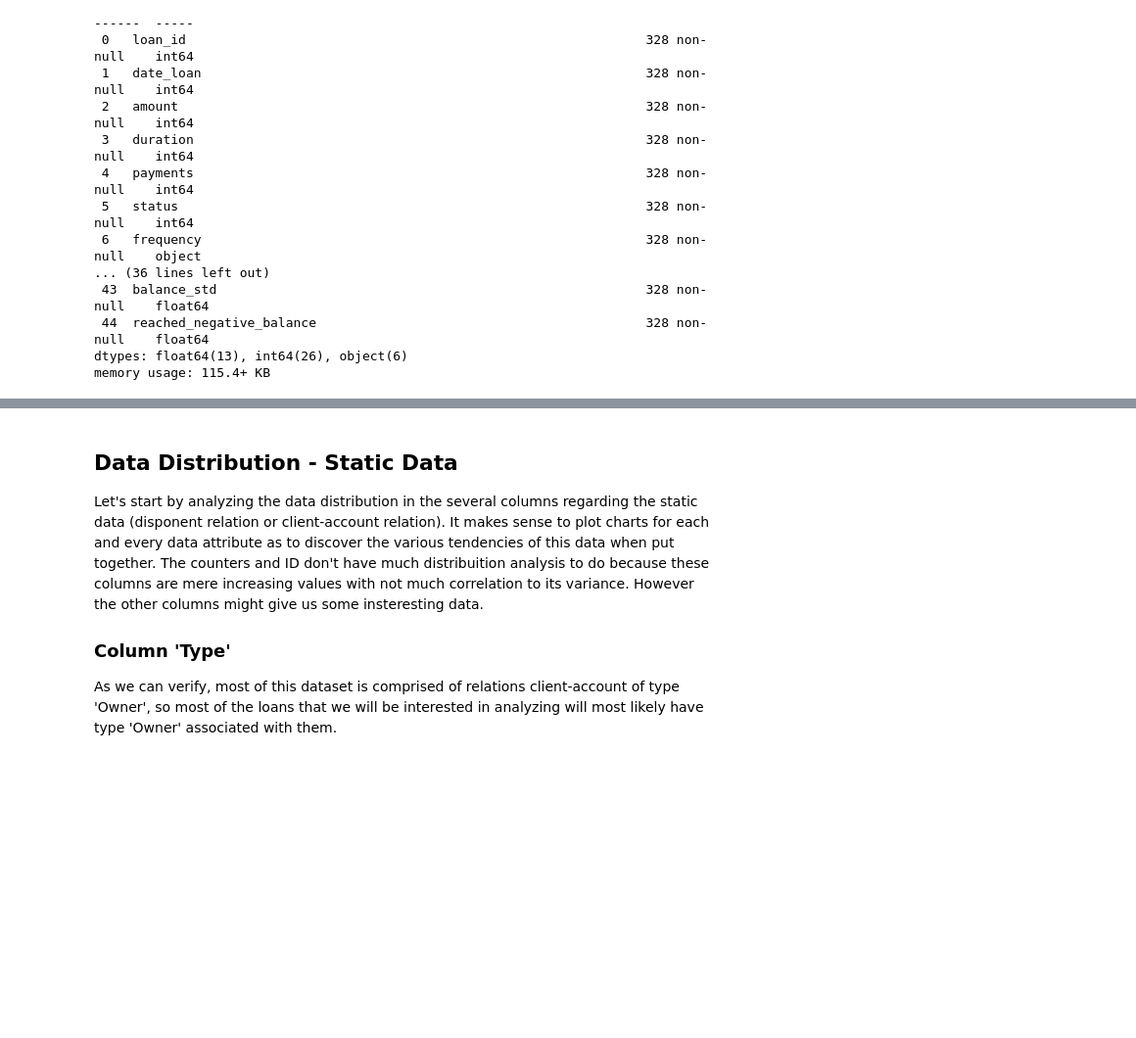
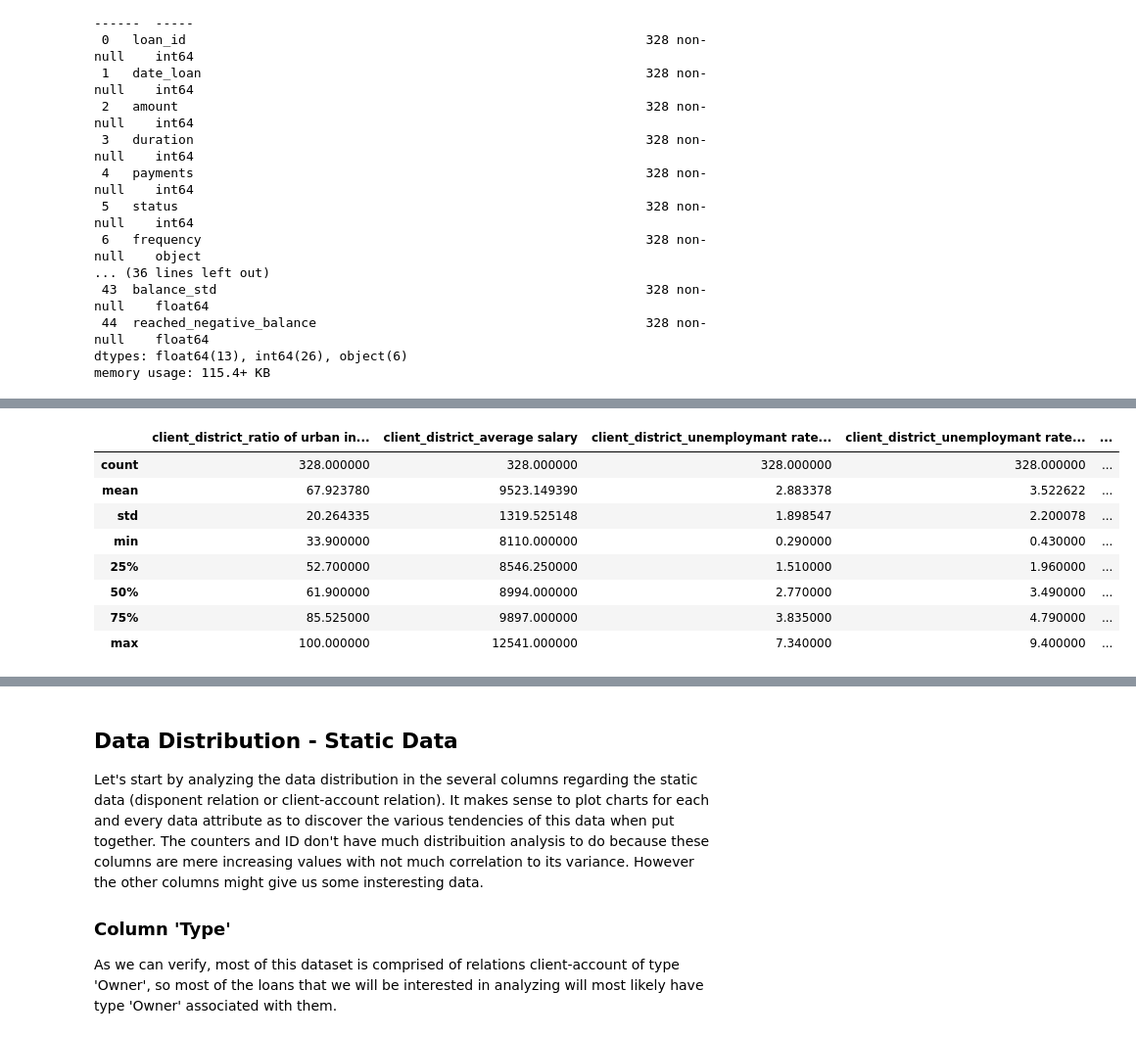
Before and after one commit to claramoreirag/FEUP-AC, a Jupyter notebook: analysis.ipynb, the cells around one changed output, grey strips where cells are left out. Shown at 98% size. Saved outputs shown, nothing was run; the diff lists cells and outputs as text; code cells hidden in the pictures; blank space fills up the shorter version.

```diff
--- a/analysis.ipynb
+++ b/analysis.ipynb
@@ -183,0 +185,12 @@ memory usage: 115.4+ KB
+# %%
+loan_dataset[['client_district_ratio of urban inhabitants','client_district_average salary', 'client_district_unemploymant rate \'95','client_district_unemploymant rate \'96','client_district_no. of enterpreneurs per 1000 inhabitants', 'client_district_no. of commited crimes \'95','client_district_no. of commited crimes \'96']].describe()
+# %% [output]
+|  | client_district_ratio of urban in... | client_district_average salary | client_district_unemploymant rate... | client_district_unemploymant rate... | ... |
+| count | 328.000000 | 328.000000 | 328.000000 | 328.000000 | ... |
+| mean | 67.923780 | 9523.149390 | 2.883378 | 3.522622 | ... |
+| std | 20.264335 | 1319.525148 | 1.898547 | 2.200078 | ... |
+| min | 33.900000 | 8110.000000 | 0.290000 | 0.430000 | ... |
+| 25% | 52.700000 | 8546.250000 | 1.510000 | 1.960000 | ... |
+| 50% | 61.900000 | 8994.000000 | 2.770000 | 3.490000 | ... |
+| 75% | 85.525000 | 9897.000000 | 3.835000 | 4.790000 | ... |
+| max | 100.000000 | 12541.000000 | 7.340000 | 9.400000 | ... |
```
Also changed, not shown: parts of 12 cells of this notebook.
